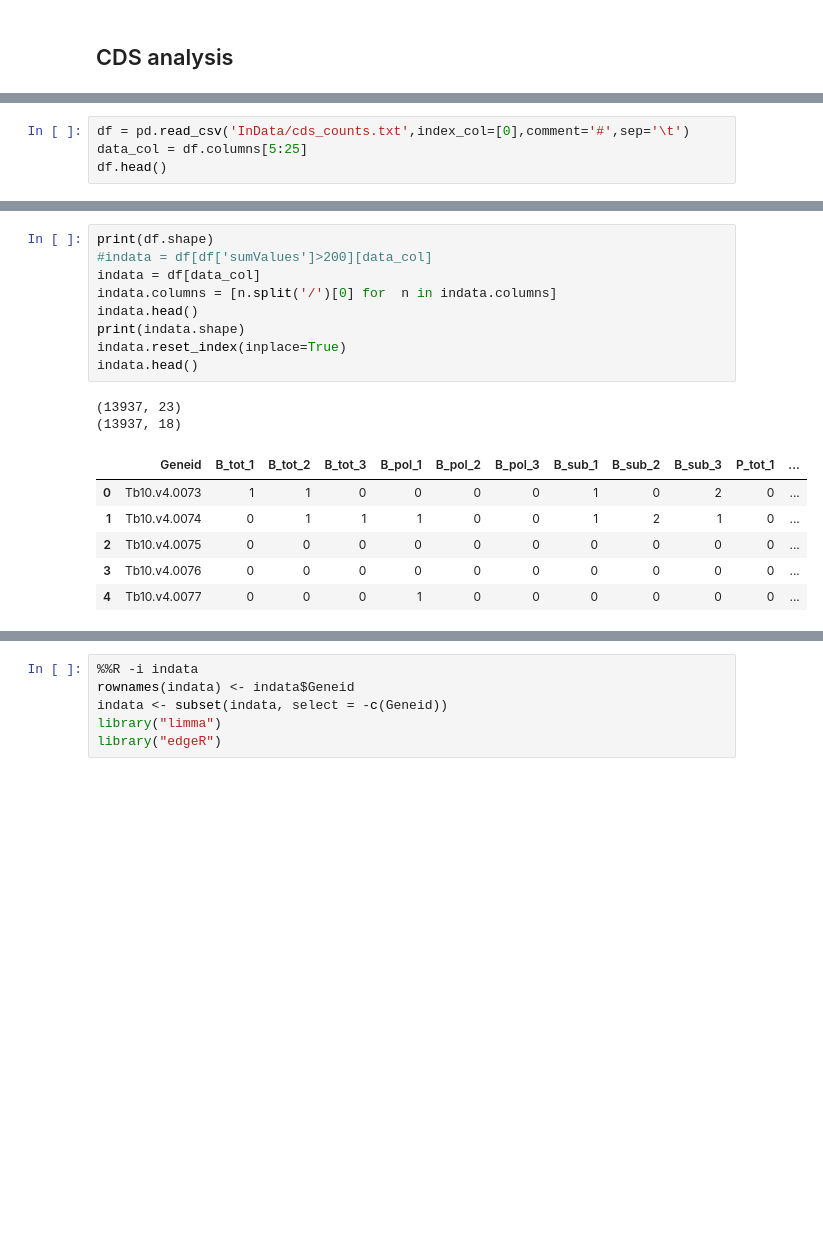
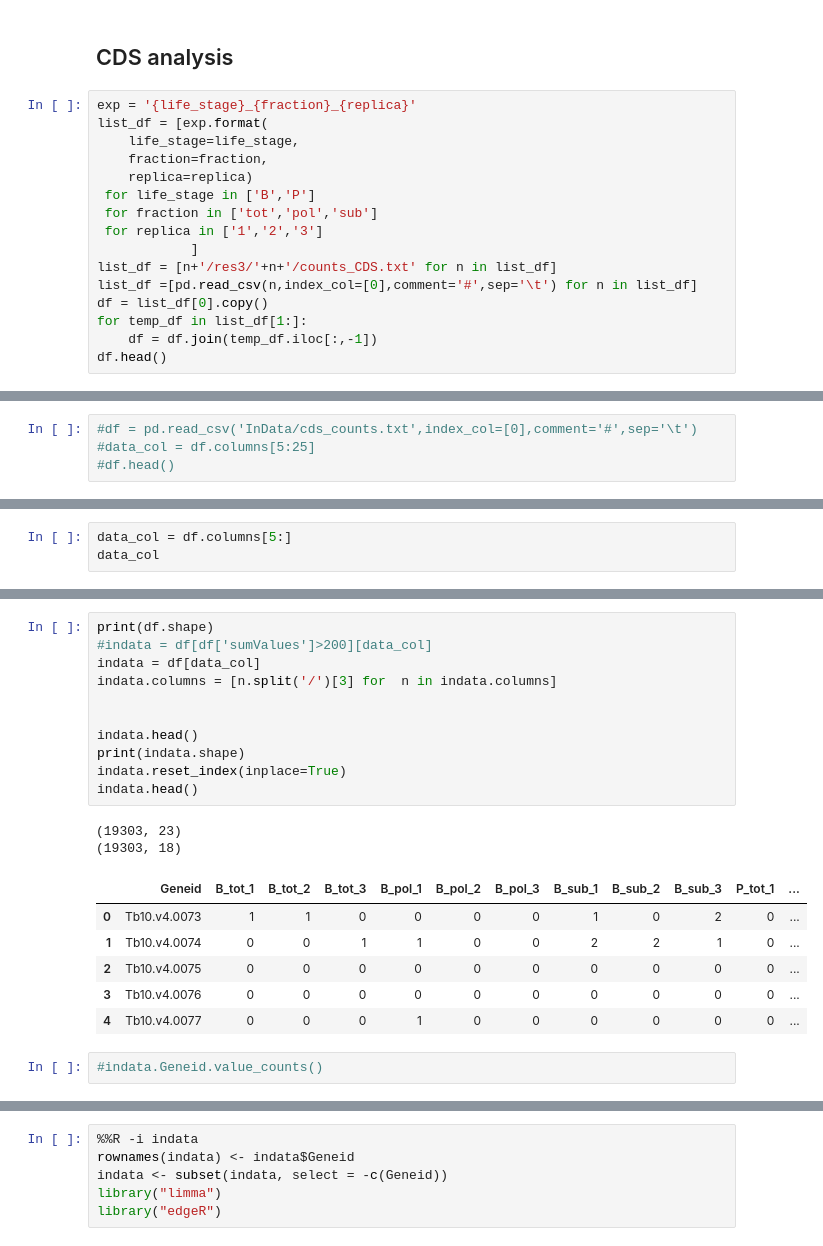
Before and after one commit to mtinti/polysome, a Jupyter notebook: FiguresPaper.ipynb, the cells around one changed output, grey strips where cells are left out. Saved outputs shown, nothing was run; the diff lists cells and outputs as text; blank space fills up the shorter version.

```diff
--- a/FiguresPaper.ipynb
+++ b/FiguresPaper.ipynb
@@ -2487,3 +2487,19 @@ regulatory_df['selected'] = [1 if n in selected.dropna().index.values else 0 for
 regulatory_df.to_csv('Tables/Table_6.csv')
 # %% [markdown]
 ## CDS analysis
+# %%
+exp = '{life_stage}_{fraction}_{replica}'
+list_df = [exp.format(
+    life_stage=life_stage,
+    fraction=fraction,
+    replica=replica)
+ for life_stage in ['B','P']
+ for fraction in ['tot','pol','sub']
+ for replica in ['1','2','3']
+            ]
+list_df = [n+'/res3/'+n+'/counts_CDS.txt' for n in list_df]
+list_df =[pd.read_csv(n,index_col=[0],comment='#',sep='\t') for n in list_df]
+df = list_df[0].copy()
+for temp_df in list_df[1:]:
+    df = df.join(temp_df.iloc[:,-1])
+df.head()
@@ -2490,4 +2515,4 @@ regulatory_df.to_csv('Tables/Table_6.csv')
 # %%
-df = pd.read_csv('InData/cds_counts.txt',index_col=[0],comment='#',sep='\t')
-data_col = df.columns[5:25]
-df.head()
+#df = pd.read_csv('InData/cds_counts.txt',index_col=[0],comment='#',sep='\t')
+#data_col = df.columns[5:25]
+#df.head()
@@ -2502,0 +2519,3 @@ df.head()
+# %%
+data_col = df.columns[5:]
+data_col
@@ -2503,19 +2542,23 @@ df.head()
 # %%
 print(df.shape)
 #indata = df[df['sumValues']>200][data_col]
 indata = df[data_col]
-indata.columns = [n.split('/')[0] for  n in indata.columns]
+indata.columns = [n.split('/')[3] for  n in indata.columns]
+
+
 indata.head()
 print(indata.shape)
 indata.reset_index(inplace=True)
 indata.head()
 # %% [output]
-(13937, 23)
-(13937, 18)
+(19303, 23)
+(19303, 18)
 |  | Geneid | B_tot_1 | B_tot_2 | B_tot_3 | B_pol_1 | B_pol_2 | B_pol_3 | B_sub_1 | B_sub_2 | B_sub_3 | P_tot_1 | ... |
 | 0 | Tb10.v4.0073 | 1 | 1 | 0 | 0 | 0 | 0 | 1 | 0 | 2 | 0 | ... |
-| 1 | Tb10.v4.0074 | 0 | 1 | 1 | 1 | 0 | 0 | 1 | 2 | 1 | 0 | ... |
+| 1 | Tb10.v4.0074 | 0 | 0 | 1 | 1 | 0 | 0 | 2 | 2 | 1 | 0 | ... |
 | 2 | Tb10.v4.0075 | 0 | 0 | 0 | 0 | 0 | 0 | 0 | 0 | 0 | 0 | ... |
 | 3 | Tb10.v4.0076 | 0 | 0 | 0 | 0 | 0 | 0 | 0 | 0 | 0 | 0 | ... |
 | 4 | Tb10.v4.0077 | 0 | 0 | 0 | 1 | 0 | 0 | 0 | 0 | 0 | 0 | ... |
+# %%
+#indata.Geneid.value_counts()
 # %%
```
Also changed, not shown: parts of 15 cells of this notebook, 19 other files.
